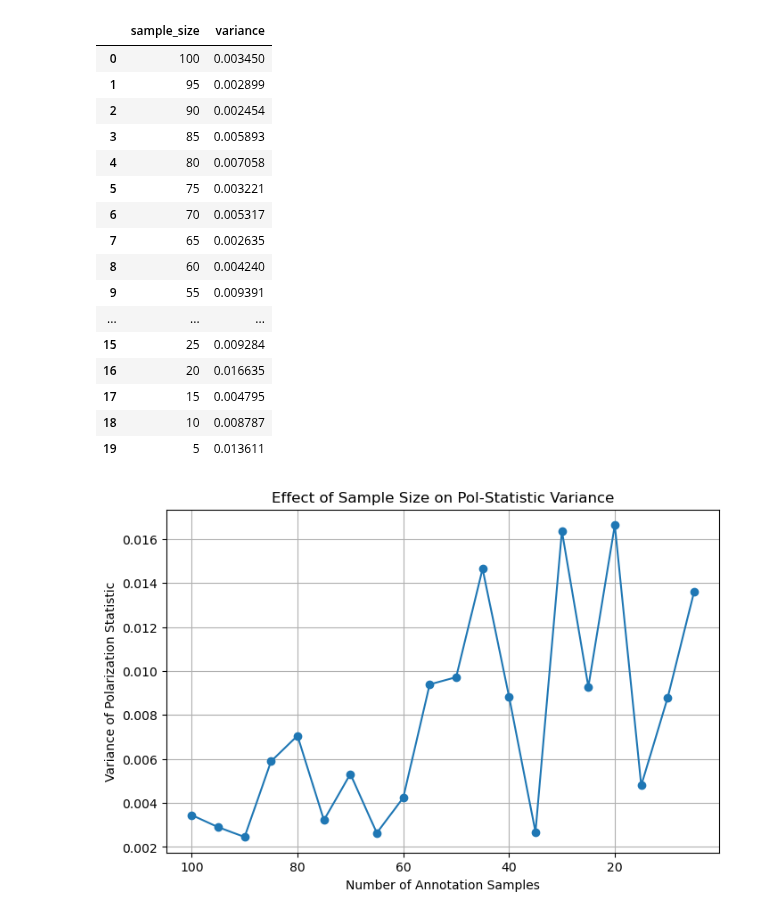
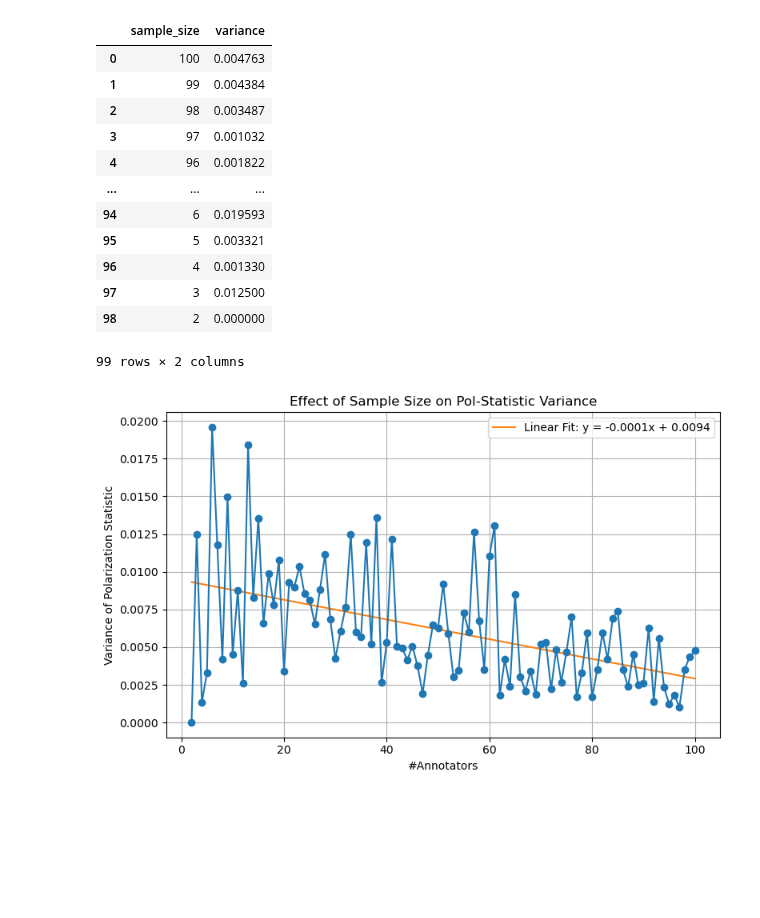
Before and after one commit to dimits-ts/aposteriori-unimodality, a Jupyter notebook: notebooks/sample_size_variance.ipynb, the cells around one changed output. Saved outputs shown, nothing was run; the diff lists cells and outputs as text; code cells hidden in the pictures; blank space fills up the shorter version.

Commit message:
improve variance graph

```diff
--- a/notebooks/sample_size_variance.ipynb
+++ b/notebooks/sample_size_variance.ipynb
@@ -128,40 +129,53 @@ res_df = sample_variance_vs_sample_size(
     bins=5,
     min_size=2,
     max_size=100,
-    step=5,
+    step=1,
     iters=50
 )
 res_df
 # %% [output]
 |  | sample_size | variance |
-| 0 | 100 | 0.003450 |
-| 1 | 95 | 0.002899 |
-| 2 | 90 | 0.002454 |
-| 3 | 85 | 0.005893 |
-| 4 | 80 | 0.007058 |
-| 5 | 75 | 0.003221 |
-| 6 | 70 | 0.005317 |
-| 7 | 65 | 0.002635 |
-| 8 | 60 | 0.004240 |
-| 9 | 55 | 0.009391 |
+| 0 | 100 | 0.004763 |
+| 1 | 99 | 0.004384 |
+| 2 | 98 | 0.003487 |
+| 3 | 97 | 0.001032 |
+| 4 | 96 | 0.001822 |
 | ... | ... | ... |
-| 15 | 25 | 0.009284 |
-| 16 | 20 | 0.016635 |
-| 17 | 15 | 0.004795 |
-| 18 | 10 | 0.008787 |
-| 19 | 5 | 0.013611 |
+| 94 | 6 | 0.019593 |
+| 95 | 5 | 0.003321 |
+| 96 | 4 | 0.001330 |
+| 97 | 3 | 0.012500 |
+| 98 | 2 | 0.000000 |
+99 rows × 2 columns
 # %%
 def plot_variance_curve(results_df: pd.DataFrame):
+    results_df = results_df.sort_values("sample_size")
+
+    x = results_df["sample_size"].values.reshape(-1, 1)
+    y = results_df["variance"].values
+
+    model = LinearRegression()
+    model.fit(x, y)
+    y_pred = model.predict(x)
+
     plt.figure(figsize=(8, 5))
-    plt.plot(results_df["sample_size"], results_df["variance"], marker="o")
-    plt.xlabel("Number of Annotation Samples")
+    plt.plot(
+        x,
+        y_pred,
+        label=f"Linear Fit: y = {model.coef_[0]:.4f}x + {model.intercept_:.4f}",
+        color="tab:orange",
+    )
+    plt.plot(x, y, color="tab:blue", marker="o")
+    plt.xlabel("#Annotators")
     plt.ylabel("Variance of Polarization Statistic")
     plt.title("Effect of Sample Size on Pol-Statistic Variance")
     plt.grid(True)
-    plt.gca().invert_xaxis()  # Larger to smaller
+    plt.legend()
+    plt.tight_layout()
     plt.show()
 
 
+# Example usage
 plot_variance_curve(res_df)
 # %% [output]
-[figure, old version]
+[figure, new version]
```
Also changed, not shown: parts of 1 cell of this notebook, 1 other file.
